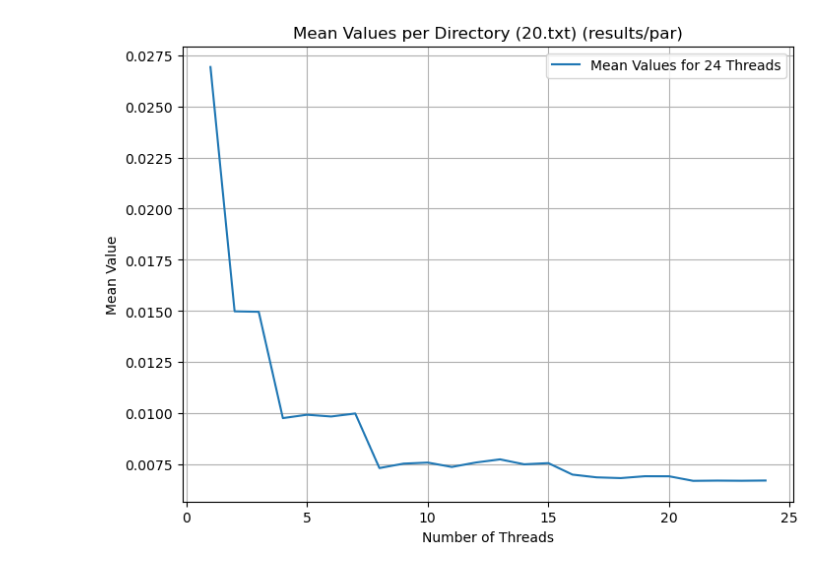
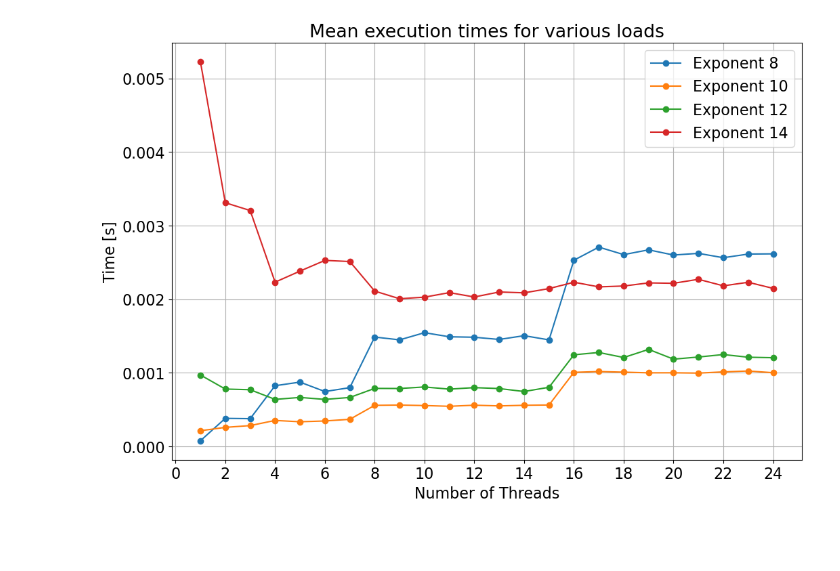
Before and after one commit to loremancio/Computer-Architecture-Project, a Jupyter notebook: notebooks/benchmark.ipynb, the cells around one changed output. Cells and saved outputs as stored; diff of their text form; code cells hidden in the pictures; blank space fills up the shorter version.

Commit message:
Refactor code for plotting

```diff
--- a/notebooks/benchmark.ipynb
+++ b/notebooks/benchmark.ipynb
@@ -4,3 +4,5 @@ import numpy as np
 import matplotlib.pyplot as plt
 import pandas as pd
 from matplotlib.cm import get_cmap
+
+plt.rcParams.update({'font.size': 16})
@@ -48,6 +9,7 @@ def plot(x_values, y_mean, color, marker, y_label, title, save_path):
 # %%
 import os
 import matplotlib.pyplot as plt
+from matplotlib.ticker import MultipleLocator
 
 # Define the directory path
 base_dir = os.path.join('..', 'results', 'par')
@@ -57,81 +19,51 @@ data = {}
 
 dirs = os.listdir(base_dir)
 dirs = [int(dir) for dir in dirs]
+dirs.sort()
 
-dirs.sort()
-print(dirs)
+#initialize the plot
+plt.figure(figsize=(12, 8))
 
-# Loop through directories in the base directory
-for dir in dirs:
-  # Construct the path for the current directory
-  dir_path = os.path.join(base_dir, str(dir))
+# Loop through directories
+for i in range(8, 16, 2):
+    data.clear()  # Clear data dictionary for each iteration
 
-  # Check if it's a directory (not a file)
-  if os.path.isdir(dir_path):
-    # Initialize an empty list for this directory's data
-    data[dir] = []
+    #open the thread directory
+    for dir in dirs:
+        #iterate for i.txt
+        file_path = os.path.join(base_dir, str(dir), fr"{i}.txt")
+        with open(file_path, 'r') as f:
+            lines = f.readlines()
+            tot = 0
+            for line in lines:
+                tot += float(line)
+            mean = tot / len(lines)
 
-    # Process only the "20.txt" file
-    file_path = os.path.join(dir_path, '16.txt')
+            # Append the mean value and thread count (assuming thread count is in the directory name)
+            data[dir] = mean
 
-    # Check if the file exists
-    if os.path.isfile(file_path):
-      # Open the file and calculate the mean
-      with open(file_path, 'r') as f:
-        lines = f.readlines()
-        tot = 0
-        for line in lines:
-          tot += float(line)
-        mean = tot / len(lines)
-        #print(dir, mean)
+    x, y = [], []
 
-        # Append the mean value and thread count (assuming thread count is in the directory name)
-        data[dir].append((dir, mean))
+    # Loop through directories and their data
+    for key, value in data.items():
+        x.append(int(key))
+        y.append(value)
 
-# Sort the data by thread count
-#data = sorted(data(data.items(), key=lambda item: item[1]))
-print(data)
-
-#order on key
-
-
-# Prepare the plot
-plt.figure(figsize=(8, 6))
-
-x,y = [], []
-
-# Loop through directories and their data
-for key, value in data.items():
-    #print( value)
-    x.append(int(value[0][0]))
-    y.append(value[0][1])
-  # Plot the data for this directory with a unique label
-plt.plot(x, y, label=f"Mean Values for {key} Threads")
+    # Plot the data for this directory with a unique label
+    plt.plot(x, y, label=f"Exponent {i}", marker='o')
 
 # Set labels and title
 plt.xlabel("Number of Threads")
-plt.ylabel("Mean Value")
-plt.title("Mean Values per Directory (20.txt) (results/par)")
+plt.ylabel("Time [s]")
+plt.title("Mean execution times for various loads")
 
 # Add legend
 plt.legend()
 
+plt.gca().xaxis.set_major_locator(MultipleLocator(2))  # Set major ticks at every multiple of 2
+
 # Show the plot
 plt.grid(True)
-plt.savefig('mean_values-O2.png')
+plt.savefig('small_arrays_execution.png')
 plt.show()
-
-#print the speedup for every thread
-speedup = []
-for i in range(1,len(y)):
-    speedup.append(y[0]/y[i])
-print(speedup)
-plt.plot(x[1:], speedup, label=f"Speedup")
-plt.xlabel("Number of Threads")
-plt.ylabel("Speedup")
-plt.title("Speedup per Directory (20.txt) (results/par)")
-plt.legend()
-plt.grid(True)
-plt.savefig('speedup-O2.png')
-plt.show()
 # %% [output]
@@ -140 +70 @@ plt.show()
-[figure, old version]
+[figure, new version]
```
Also changed, not shown: parts of 7 cells of this notebook, 15 other files.
